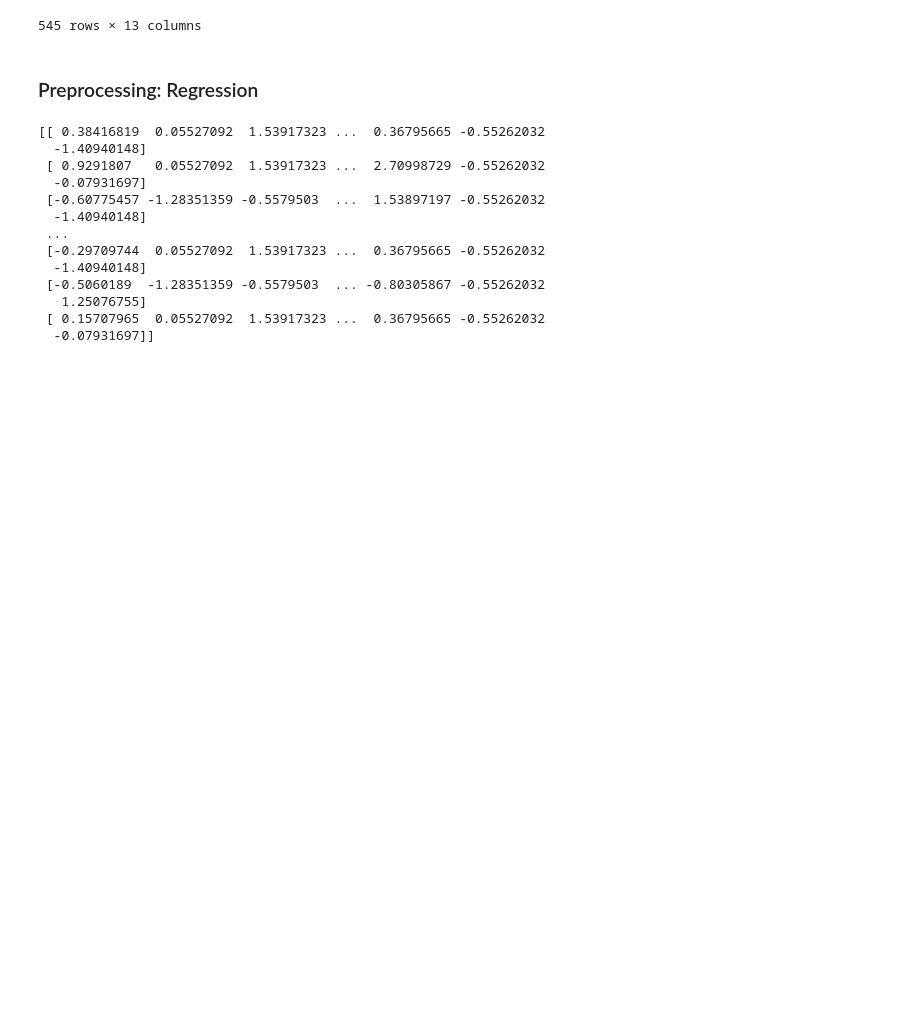
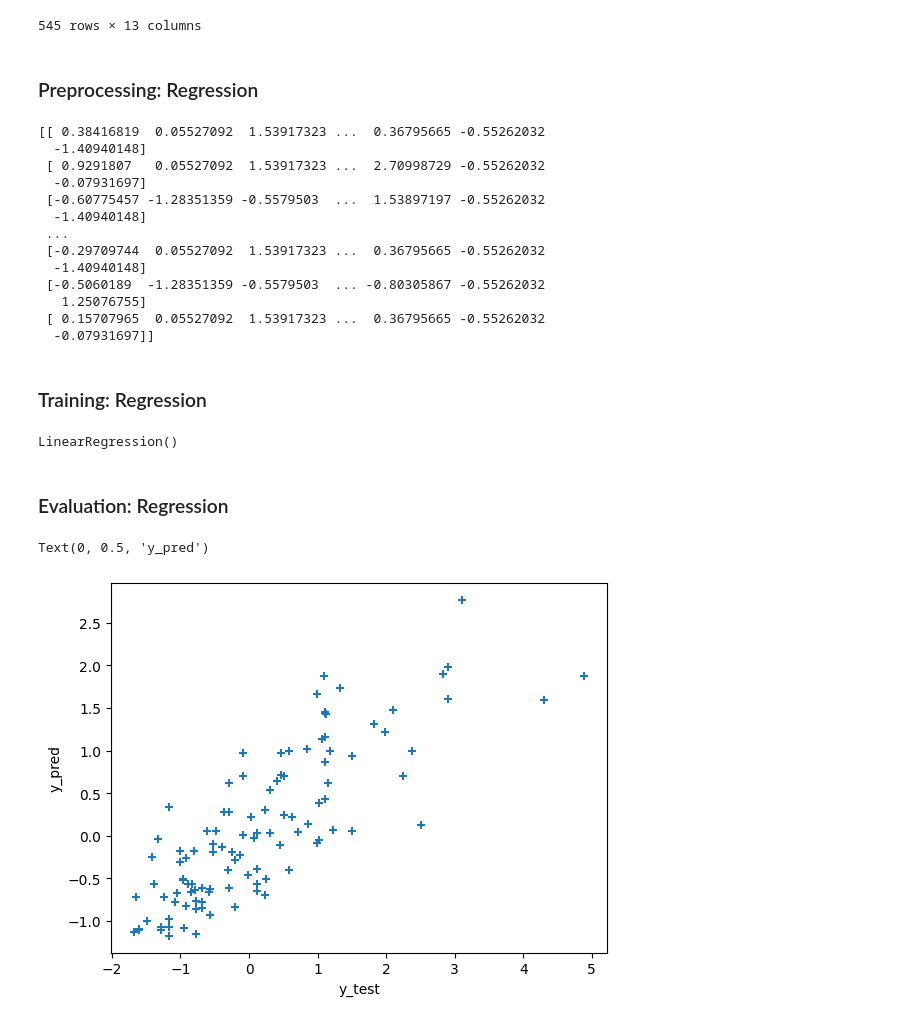
Before and after one commit to Sarvin02/ML-Projects, a Jupyter notebook: Lesson_Material/Lesson_4.ipynb, the cells around one changed output. Saved outputs shown, nothing was run; the diff lists cells and outputs as text; code cells hidden in the pictures; blank space fills up the shorter version.

```diff
--- a/Lesson_Material/Lesson_4.ipynb
+++ b/Lesson_Material/Lesson_4.ipynb
@@ -103,3 +103,28 @@ print(X_train)
    1.25076755]
  [ 0.15707965  0.05527092  1.53917323 ...  0.36795665 -0.55262032
   -0.07931697]]
+# %% [markdown]
+### Training: Regression
+# %%
+#Making the model
+linear_model = LinearRegression()
+
+#Actually training the model is as easy as using one line of code.
+linear_model.fit(X_train, y_train)
+# %% [output]
+LinearRegression()
+# %% [markdown]
+### Evaluation: Regression
+# %%
+#Evauluating
+y_pred = linear_model.predict(X_test)
+#Since this is regression, we use what is called "R2 Scoring"
+#Simply put, it measures how much of the relationship between features and labels the model can predict
+r2 = metrics.r2_score(y_test, y_pred)
+#Best possible score is 1.0 (perfection) and worst is -1.0 (completely off)
+plt.scatter(y_test, y_pred, marker = "+")
+plt.xlabel("y_test")
+plt.ylabel("y_pred")
+# %% [output]
+Text(0, 0.5, 'y_pred')
+[figure, added]
```
